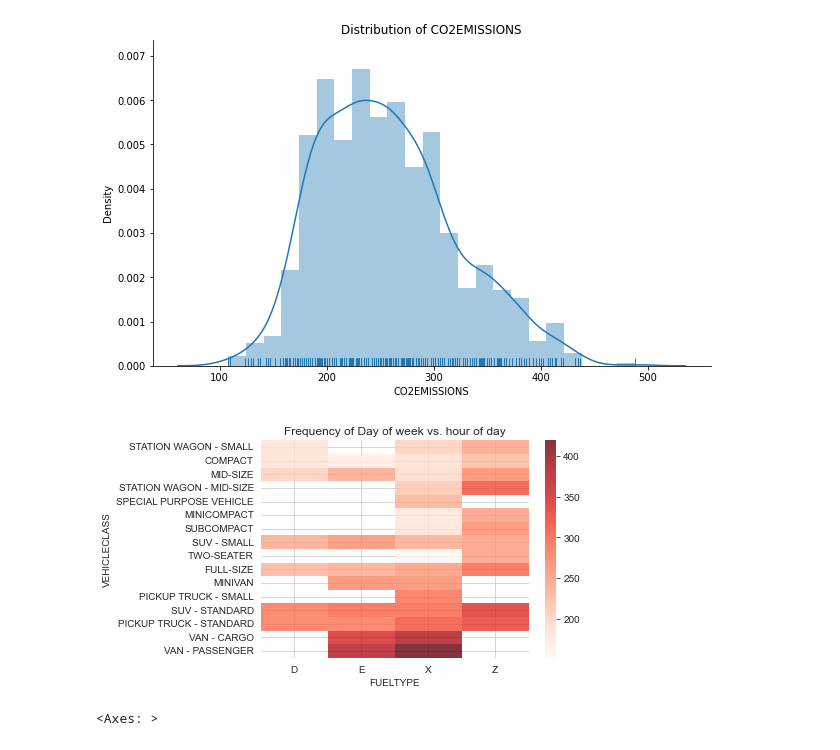
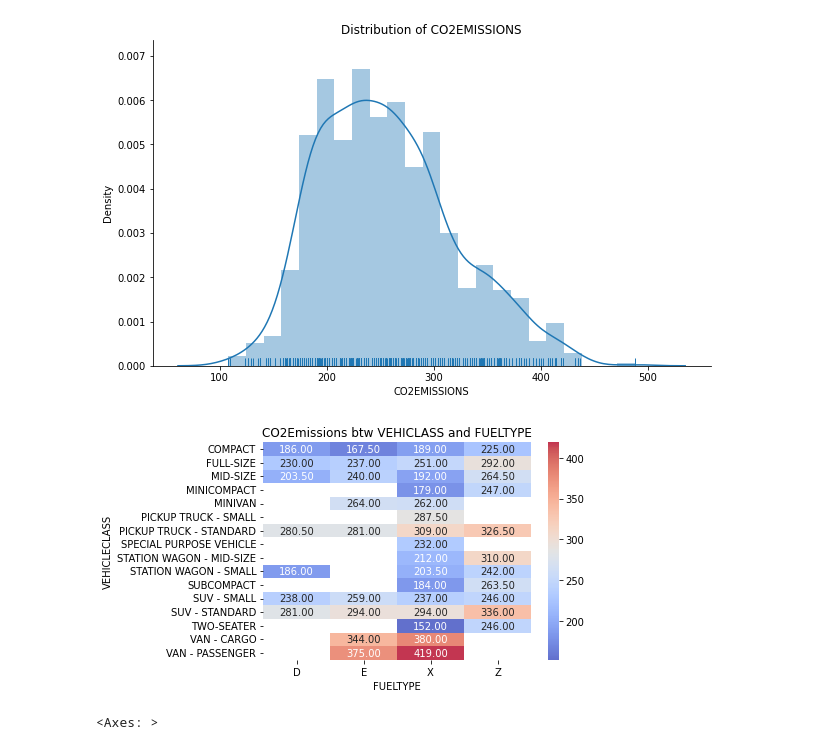
Before and after one commit to hsuanjenko/IBM-Machine-Learning-with-Python, a Jupyter notebook: Case1-Linear Regression-CO2EMISSIONS Predictions/ML0101EN-Reg-Simple-Linear-Regression-Co2.ipynb, the cells around one changed output. Saved outputs shown, nothing was run; the diff lists cells and outputs as text; code cells hidden in the pictures.

```diff
--- a/Case1-Linear Regression-CO2EMISSIONS Predictions/ML0101EN-Reg-Simple-Linear-Regression-Co2.ipynb
+++ b/Case1-Linear Regression-CO2EMISSIONS Predictions/ML0101EN-Reg-Simple-Linear-Regression-Co2.ipynb
@@ -207,13 +207,13 @@ https://gist.github.com/mwaskom/de44147ed2974457ad6372750bbe5751
 # %%
 
 group_df = df.groupby(['VEHICLECLASS', 'FUELTYPE'])['CO2EMISSIONS'].aggregate('median').reset_index()
 group_df = group_df.pivot(index= 'VEHICLECLASS', columns= 'FUELTYPE', values= 'CO2EMISSIONS')
 
-sns.heatmap(group_df,cmap='Reds', alpha = 0.8)
-plt.title('Frequency of Day of week vs. hour of day')
+sns.heatmap(group_df,cmap='coolwarm', alpha = 0.8, annot=True, fmt = '.2f')
+plt.title('CO2Emissions btw VEHICLASS and FUELTYPE')
 plt.show()
 # %% [output]
-[figure, old version]
+[figure, new version]
 # %%
 corr = df.select_dtypes('number').dropna().corr().sort_index()
 plt.figure(figsize = (6,6))
```
Also changed, not shown: parts of 1 cell of this notebook.
